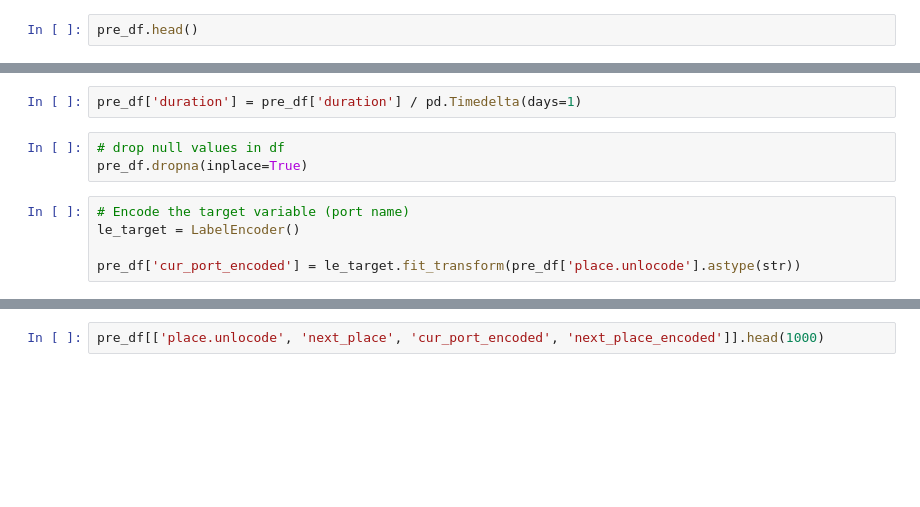
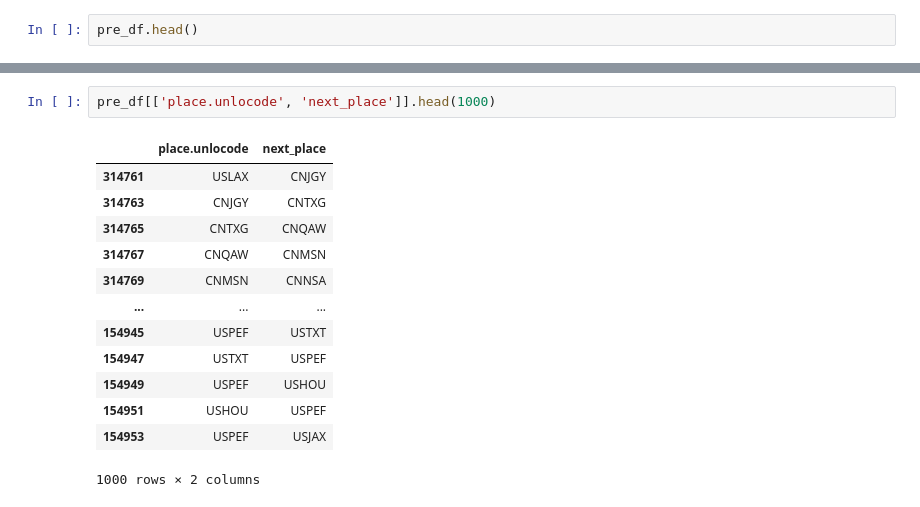
Before and after one commit to SySyAli/ais_port_prediction, a Jupyter notebook: notebooks/graph_neural_network.ipynb, the cells around one changed output, grey strips where cells are left out. Drawn from its saved outputs; the diff is of its cells as text; blank space fills up the shorter version.

```diff
--- a/notebooks/graph_neural_network.ipynb
+++ b/notebooks/graph_neural_network.ipynb
@@ -47,13 +19,3 @@ pre_df["month"] = pre_df["arrivalDate"].dt.month
-# %%
-pre_df['duration'] = pre_df['duration'] / pd.Timedelta(days=1)
-# %%
-# drop null values in df
-pre_df.dropna(inplace=True)
-# %%
-# Encode the target variable (port name)
-le_target = LabelEncoder()
-
-pre_df['cur_port_encoded'] = le_target.fit_transform(pre_df['place.unlocode'].astype(str))
 # %%
 # preprocess data
 # sort by imo number
@@ -83,2 +30,16 @@ pre_df
 # %%
-pre_df[['place.unlocode', 'next_place', 'cur_port_encoded', 'next_place_encoded']].head(1000)
+pre_df[['place.unlocode', 'next_place']].head(1000)
+# %% [output]
+|  | place.unlocode | next_place |
+| 314761 | USLAX | CNJGY |
+| 314763 | CNJGY | CNTXG |
+| 314765 | CNTXG | CNQAW |
+| 314767 | CNQAW | CNMSN |
+| 314769 | CNMSN | CNNSA |
+| ... | ... | ... |
+| 154945 | USPEF | USTXT |
+| 154947 | USTXT | USPEF |
+| 154949 | USPEF | USHOU |
+| 154951 | USHOU | USPEF |
+| 154953 | USPEF | USJAX |
+1000 rows × 2 columns
```
Also changed, not shown: parts of 32 cells of this notebook, 1 other file.
